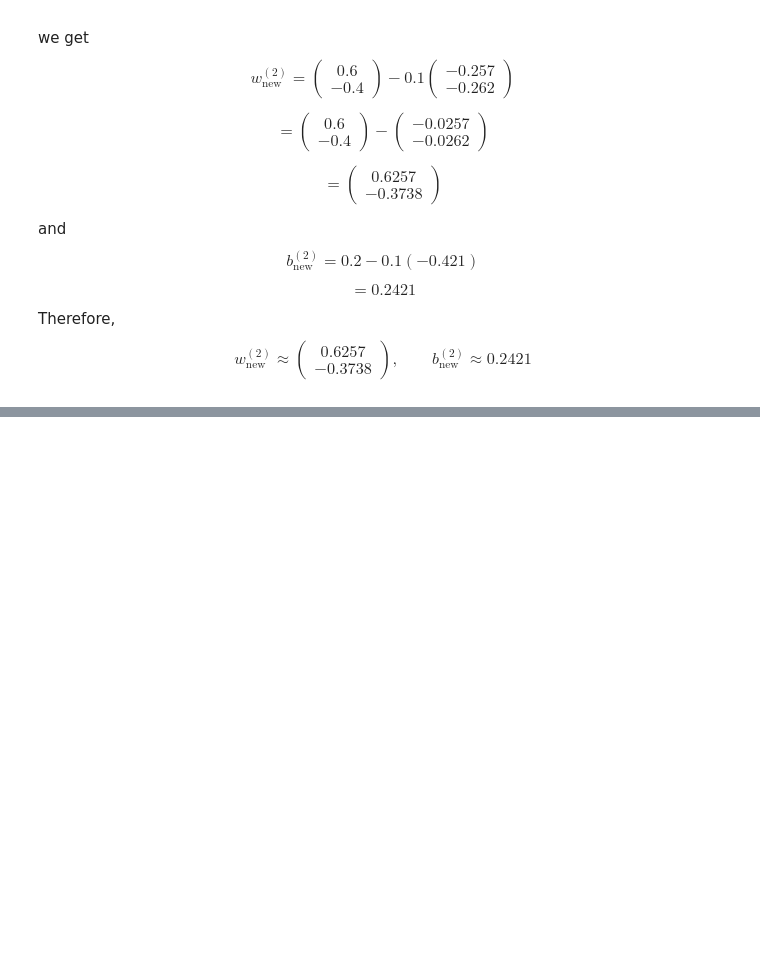
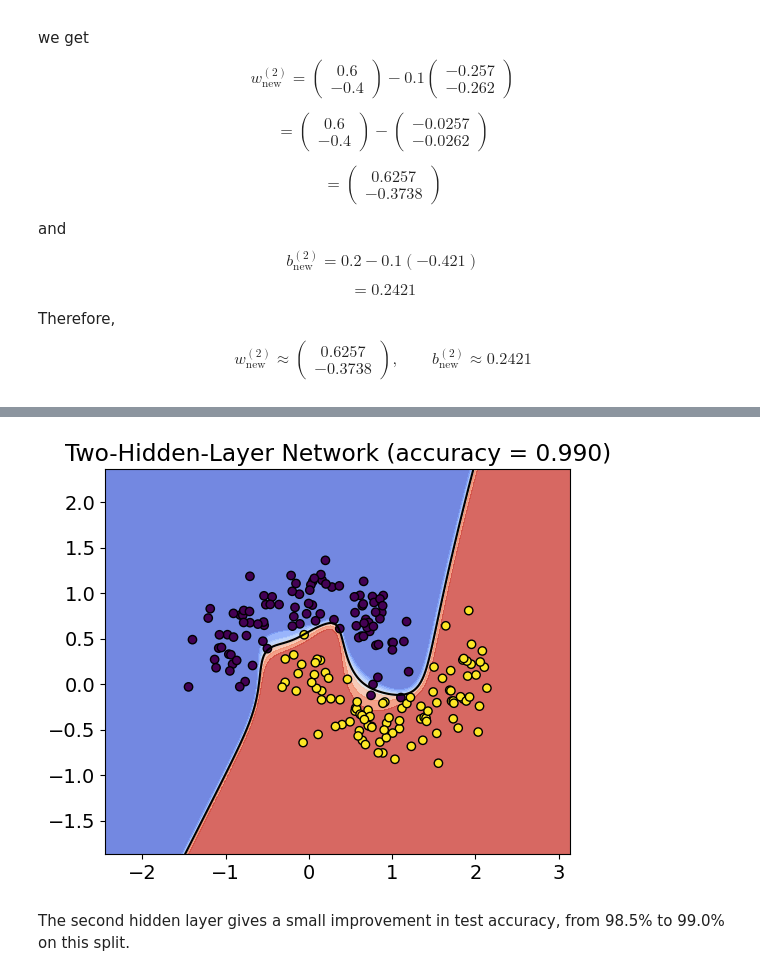
Before and after one commit to lsdun/phys657_spring_2026_Lauren_Abeera, a Jupyter notebook: Module5.ipynb, the cells around one changed output, grey strips where cells are left out. Saved outputs shown, nothing was run; the diff lists cells and outputs as text; code cells hidden in the pictures; blank space fills up the shorter version.

```diff
--- a/Module5.ipynb
+++ b/Module5.ipynb
@@ -388,0 +621,11 @@ Input data is fed through the neutal network layer by layer to generate an outpu
+# %%
+W1, b1, W2, b2, W3, b3, losses = train_network_2layer(
+    X_train, y_train.astype(float), H1=10, H2=5, lr=0.1, n_epochs=25000, ndiv=5000
+)
+
+y_hat, _, _ = forward_2layer(X_test, W1, b1, W2, b2, W3, b3)
+y_pred_nn_2layer = (y_hat > 0.5).astype(int)
+acc_nn_2layer = accuracy_score(y_test, y_pred_nn_2layer)
+
+print(f'Two-hidden-layer neural network accuracy: {acc_nn_2layer:.2%}')
+print(f'Single-hidden-layer neural network accuracy: {0.985:.2%}')
@@ -388,0 +640,10 @@ Input data is fed through the neutal network layer by layer to generate an outpu
+# %%
+plot_boundary(
+    lambda grid: forward_2layer(grid, W1, b1, W2, b2, W3, b3)[0],
+    X_test, y_test,
+    f"Two-Hidden-Layer Network (accuracy = {acc_nn_2layer:.3f})"
+)
+# %% [output]
+[figure, added]
+# %% [markdown]
+The second hidden layer gives a small improvement in test accuracy, from 98.5% to 99.0% on this split.
```
Also changed, not shown: parts of 18 cells of this notebook.
